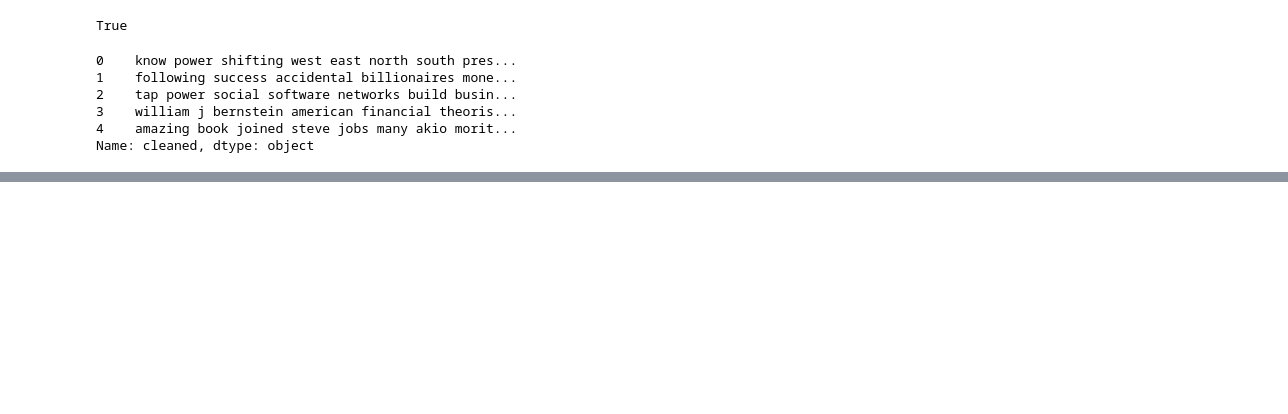
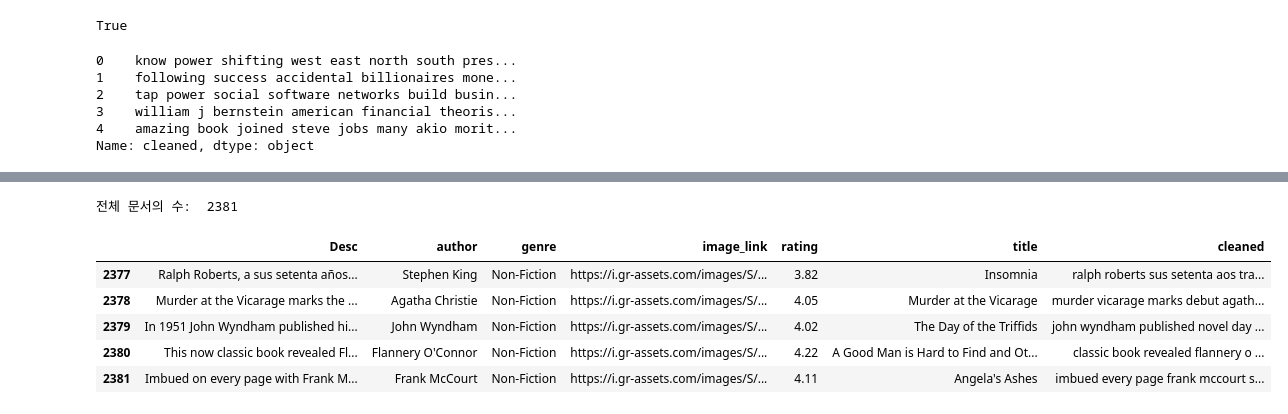
Before and after one commit to Aehlemon/Data-Analysis, a Jupyter notebook: Recommendation System using Document Embedding.ipynb, the cells around one changed output, grey strips where cells are left out. Drawn from its saved outputs; the diff is of its cells as text; code cells hidden in the pictures; blank space fills up the shorter version.

```diff
--- a/Recommendation System using Document Embedding.ipynb
+++ b/Recommendation System using Document Embedding.ipynb
@@ -126,0 +148,17 @@ Name: cleaned, dtype: object
+# %%
+# 빈 값이 있는 행을 nan으로 변환 후 제거
+
+df['cleaned'].replace("", np.nan, inplace=True)
+df = df[df['cleaned'].notna()]
+print('전체 문서의 수: ', len(df))
+# %% [output]
+전체 문서의 수:  2381
+# %%
+df.tail()
+# %% [output]
+|  | Desc | author | genre | image_link | rating | title | cleaned |
+| 2377 | Ralph Roberts, a sus setenta años... | Stephen King | Non-Fiction | https://i.gr-assets.com/images/S/... | 3.82 | Insomnia | ralph roberts sus setenta aos tra... |
+| 2378 | Murder at the Vicarage marks the ... | Agatha Christie | Non-Fiction | https://i.gr-assets.com/images/S/... | 4.05 | Murder at the Vicarage | murder vicarage marks debut agath... |
+| 2379 | In 1951 John Wyndham published hi... | John Wyndham | Non-Fiction | https://i.gr-assets.com/images/S/... | 4.02 | The Day of the Triffids | john wyndham published novel day ... |
+| 2380 | This now classic book revealed Fl... | Flannery O'Connor | Non-Fiction | https://i.gr-assets.com/images/S/... | 4.22 | A Good Man is Hard to Find and Ot... | classic book revealed flannery o ... |
+| 2381 | Imbued on every page with Frank M... | Frank McCourt | Non-Fiction | https://i.gr-assets.com/images/S/... | 4.11 | Angela's Ashes | imbued every page frank mccourt s... |
```
Also changed, not shown: parts of 21 cells of this notebook.
